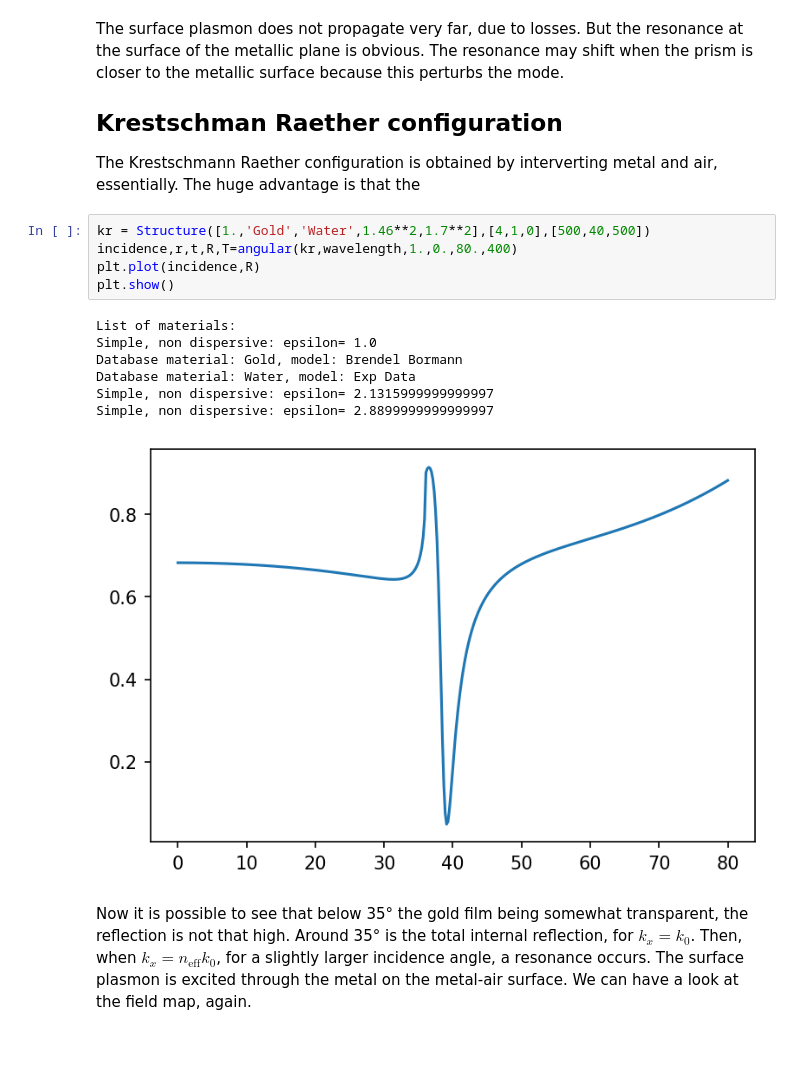
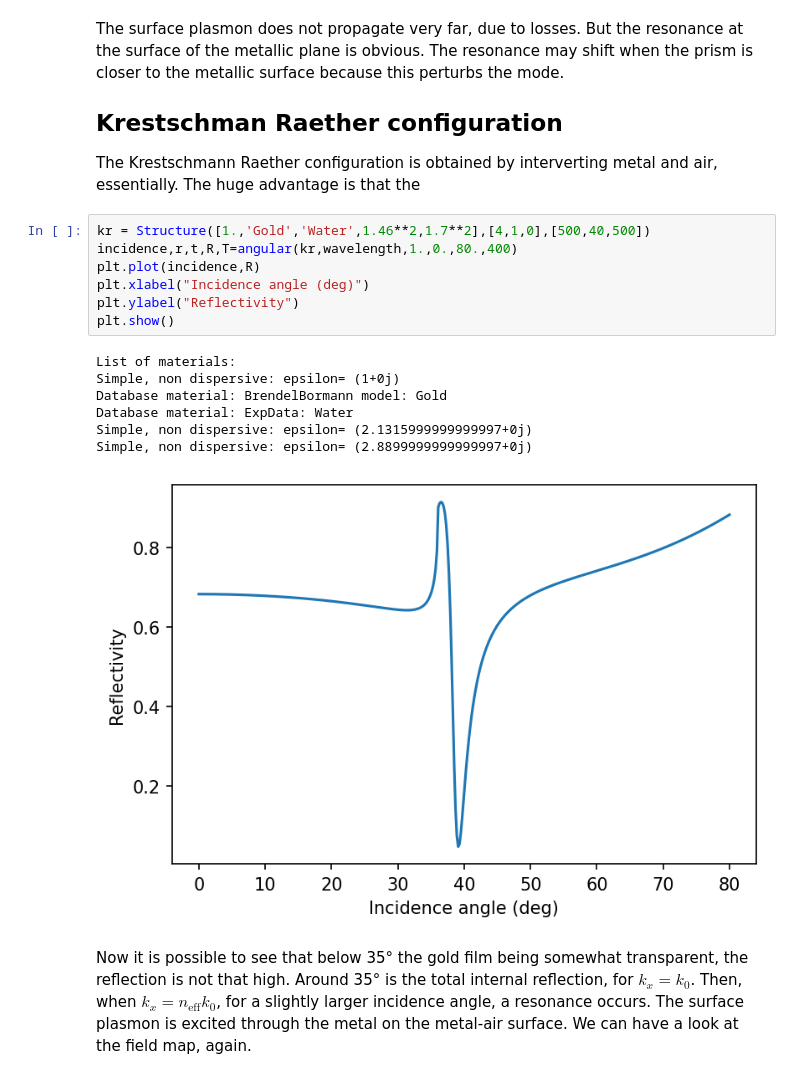
Before and after one commit to AnMoreau/PyMoosh, a Jupyter notebook: notebooks/In-depth_examples/Surface_Plasmon_Resonance.ipynb, the cells around one changed output. Cells and saved outputs as stored; diff of their text form; blank space fills up the shorter version.

```diff
--- a/notebooks/In-depth_examples/Surface_Plasmon_Resonance.ipynb
+++ b/notebooks/In-depth_examples/Surface_Plasmon_Resonance.ipynb
@@ -70,16 +72,18 @@ The Krestschmann Raether configuration is obtained by interverting metal and air
 # %%
 kr = Structure([1.,'Gold','Water',1.46**2,1.7**2],[4,1,0],[500,40,500])
 incidence,r,t,R,T=angular(kr,wavelength,1.,0.,80.,400)
 plt.plot(incidence,R)
+plt.xlabel("Incidence angle (deg)")
+plt.ylabel("Reflectivity")
 plt.show()
 # %% [output]
 List of materials:
-Simple, non dispersive: epsilon= 1.0
-Database material: Gold, model: Brendel Bormann
-Database material: Water, model: Exp Data
-Simple, non dispersive: epsilon= 2.1315999999999997
-Simple, non dispersive: epsilon= 2.8899999999999997
+Simple, non dispersive: epsilon= (1+0j)
+Database material: BrendelBormann model: Gold
+Database material: ExpData: Water
+Simple, non dispersive: epsilon= (2.1315999999999997+0j)
+Simple, non dispersive: epsilon= (2.8899999999999997+0j)
-[figure, old version]
+[figure, new version]
 # %% [markdown]
 Now it is possible to see that below 35° the gold film being somewhat transparent, the reflection is not that high. Around 35° is the total internal reflection, for $k_x = k_0$. Then, when $k_x = n_\text{eff} k_0$, for a slightly larger incidence angle, a resonance occurs. The surface plasmon is excited through the metal on the metal-air surface. We can have a look at the field map, again.
 # %%
```
Also changed, not shown: parts of 3 cells of this notebook, 10 other files.
